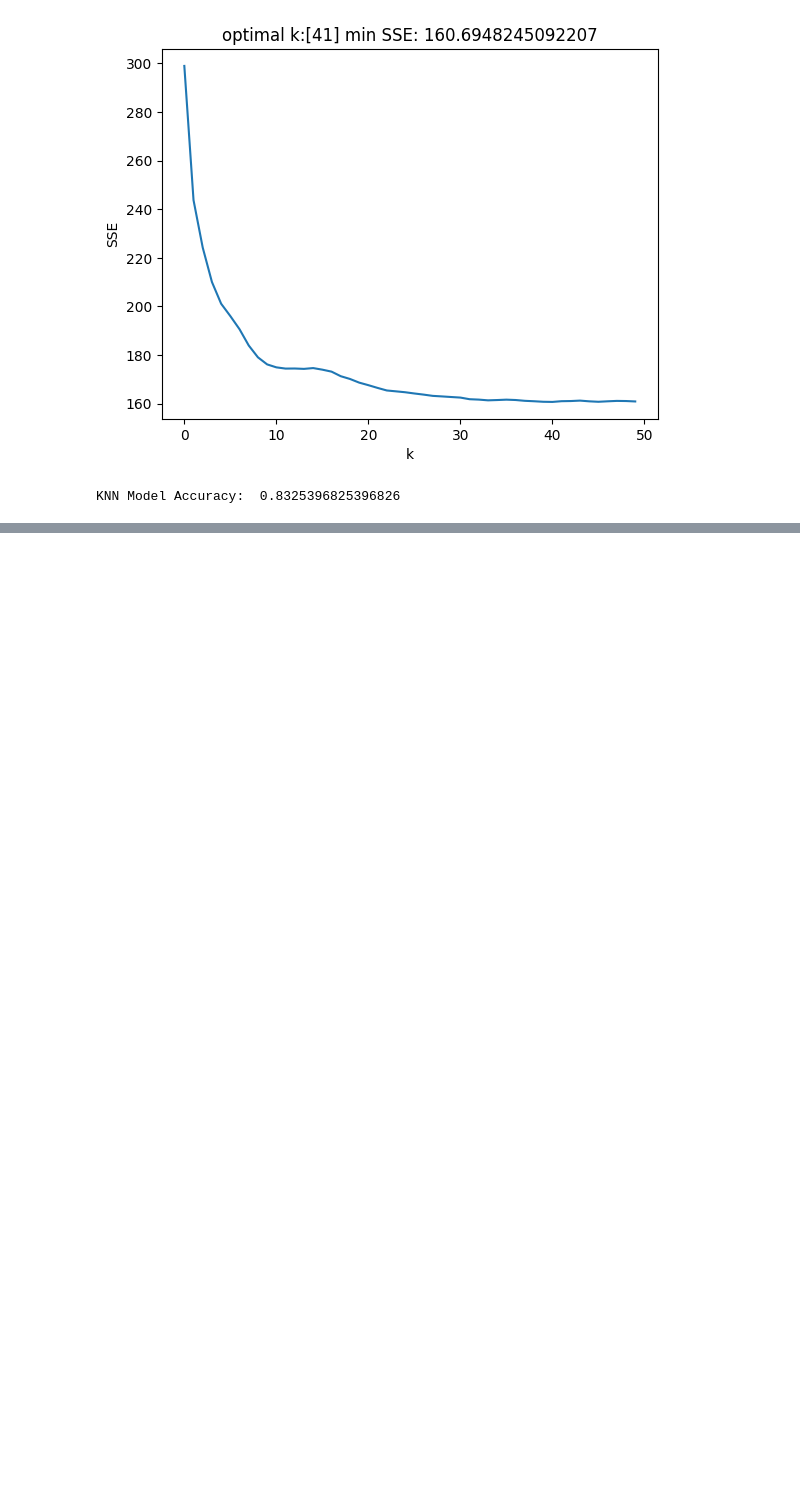
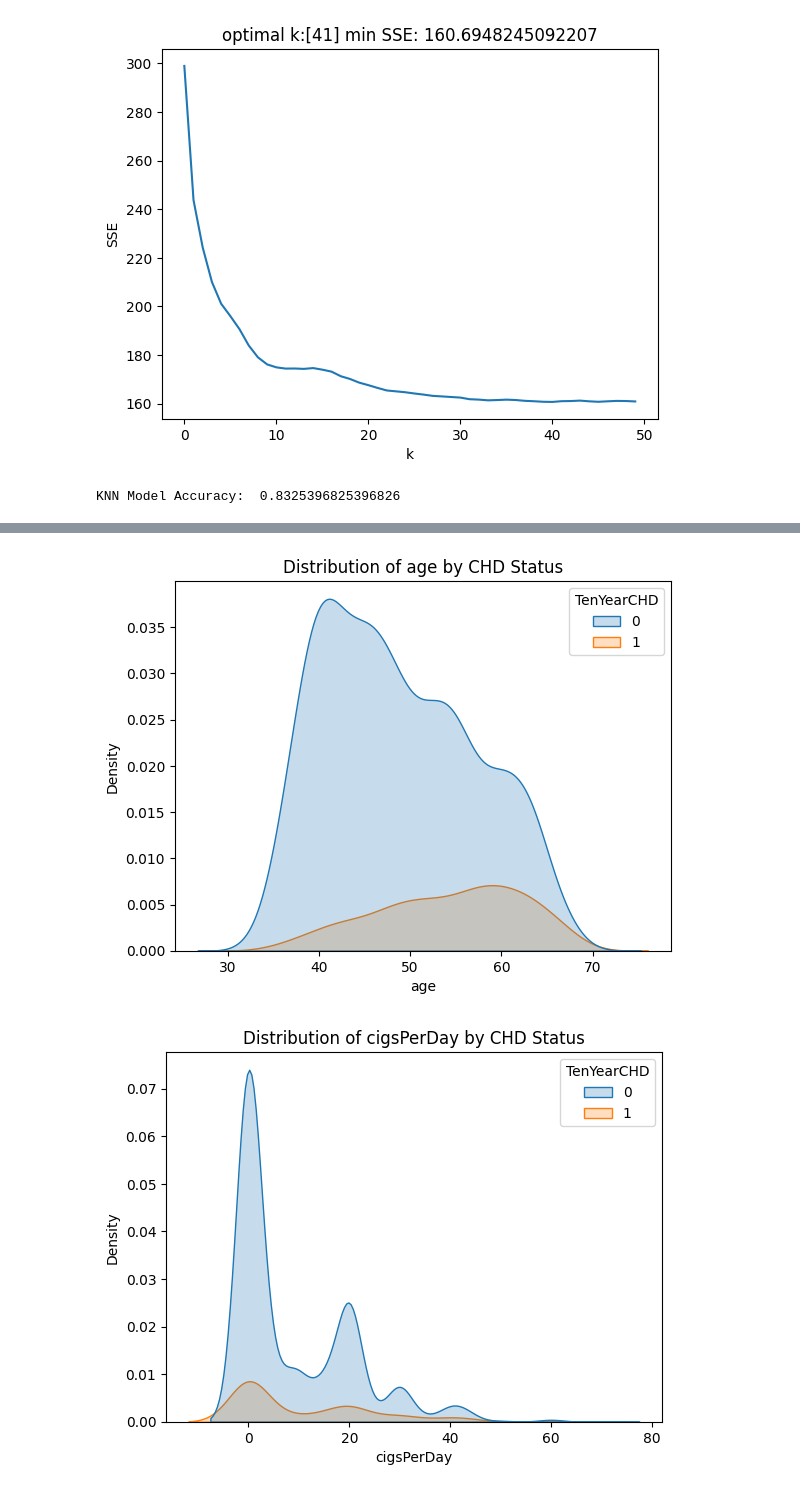
Before and after one commit to dianatuyen/DS-3001-project_chd, a Jupyter notebook: Project_2_—_CHD_Project_(Group_7).ipynb, the cells around one changed output, grey strips where cells are left out. Cells and saved outputs as stored; diff of their text form; code cells hidden in the pictures; blank space fills up the shorter version.

Commit message:
Boolean vs Numeric variables, Linear Regression, Residuals using Polynomial Features (Tamera Fang)

```diff
--- a/Project_2_—_CHD_Project_(Group_7).ipynb
+++ b/Project_2_—_CHD_Project_(Group_7).ipynb
@@ -445,3 +445,81 @@ acc = accuracy_score(y_test, y_pred)
 print("KNN Model Accuracy: ", acc)
 # %% [output]
 KNN Model Accuracy:  0.8325396825396826
+# %%
+# Boolean vs Numeric variables, Linear Regression, Residuals using Polynomial Features (Tamera Fang)
+from sklearn.linear_model import LinearRegression
+from sklearn.preprocessing import PolynomialFeatures
+from sklearn.metrics import mean_squared_error, r2_score
+
+# Univariate analysis on boolean vars
+boolean_vars = ['sex', 'currentSmoker', 'BPMeds', 'prevalentStroke', 'prevalentHyp', 'diabetes', 'TenYearCHD']
+for var in boolean_vars:
+    group_stats = df.groupby(var)['TenYearCHD'].describe()
+    print(f"{var} grouped stats:\n", group_stats, "\n")
+
+# Kernel density plots for numeric vars
+numeric_vars = ['age', 'cigsPerDay', 'totChol', 'sysBP', 'diaBP', 'BMI', 'heartRate', 'glucose']
+for var in numeric_vars:
+    sns.kdeplot(data=df, x=var, hue='TenYearCHD', fill=True)
+    plt.title(f"Distribution of {var} by CHD Status")
+    plt.xlabel(var)
+    plt.ylabel('Density')
+    plt.show()
+
+# Linear regression model with numeric vars only
+X_numeric = df[numeric_vars]
+y = df['TenYearCHD']
+X_train_numeric, X_test_numeric, y_train, y_test = train_test_split(X_numeric, y, test_size=0.2, random_state=42)
+linear_reg_numeric = LinearRegression()
+linear_reg_numeric.fit(X_train_numeric, y_train)
+
+# Predict on training and test data
+y_train_pred_numeric = linear_reg_numeric.predict(X_train_numeric)
+y_test_pred_numeric = linear_reg_numeric.predict(X_test_numeric)
+
+# RMSE and R-squared for training and test sets
+train_rmse_numeric = np.sqrt(mean_squared_error(y_train, y_train_pred_numeric))
+test_rmse_numeric = np.sqrt(mean_squared_error(y_test, y_test_pred_numeric))
+train_r2_numeric = r2_score(y_train, y_train_pred_numeric)
+test_r2_numeric = r2_score(y_test, y_test_pred_numeric)
+print('Numeric only - Training RMSE:', train_rmse_numeric, 'R-squared:', train_r2_numeric)
+print('Numeric only - Testing RMSE:', test_rmse_numeric, 'R-squared:', test_r2_numeric)
+
+# Polynomial regression with numeric vars
+poly = PolynomialFeatures(degree=2, include_bias=False)
+X_train_poly = poly.fit_transform(X_train_numeric)
+X_test_poly = poly.transform(X_test_numeric)
+
+linear_reg_poly = LinearRegression()
+linear_reg_poly.fit(X_train_poly, y_train)
+
+# Predict on training and test data
+y_train_pred_poly = linear_reg_poly.predict(X_train_poly)
+y_test_pred_poly = linear_reg_poly.predict(X_test_poly)
+
+# RMSE and R-squared for training and test sets with polynomial features
+train_rmse_poly = np.sqrt(mean_squared_error(y_train, y_train_pred_poly))
+test_rmse_poly = np.sqrt(mean_squared_error(y_test, y_test_pred_poly))
+train_r2_poly = r2_score(y_train, y_train_pred_poly)
+test_r2_poly = r2_score(y_test, y_test_pred_poly)
+
+print('Polynomial - Training RMSE:', train_rmse_poly, 'R-squared:', train_r2_poly)
+print('Polynomial - Testing RMSE:', test_rmse_poly, 'R-squared:', test_r2_poly)
+
+# Scatter plot for true vs. predicted values
+plt.scatter(y_test, y_test_pred_poly, alpha=0.5)
+plt.plot([y_test.min(), y_test.max()], [y_test.min(), y_test.max()], 'k--', lw=2)
+plt.xlabel('True Values')
+plt.ylabel('Predicted Values')
+plt.title('True vs. Predicted Values: Polynomial Regression Model')
+plt.show()
+
+# Residuals plot
+residuals_poly = y_test - y_test_pred_poly
+sns.histplot(residuals_poly, kde=True)
+plt.xlabel('Residuals')
+plt.ylabel('Frequency')
+plt.title('Distribution of Residuals: Polynomial Regression Model')
+plt.axvline(x=0, color='red', linestyle='--')
+plt.show()
+# %% [output]
@@ -447,0 +543,2 @@ KNN Model Accuracy:  0.8325396825396826
+[figure, added]
+[figure, added]
```
Also changed, not shown: parts of 13 cells of this notebook.
